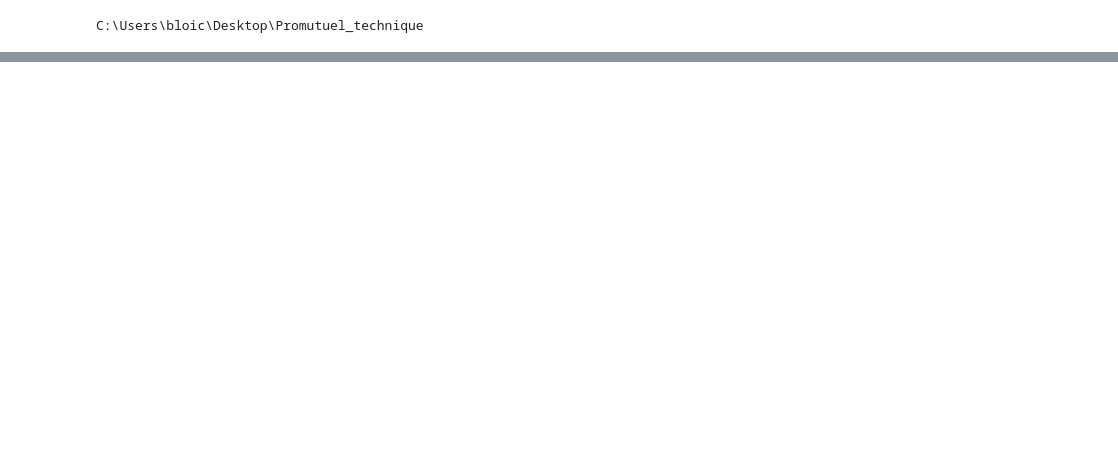
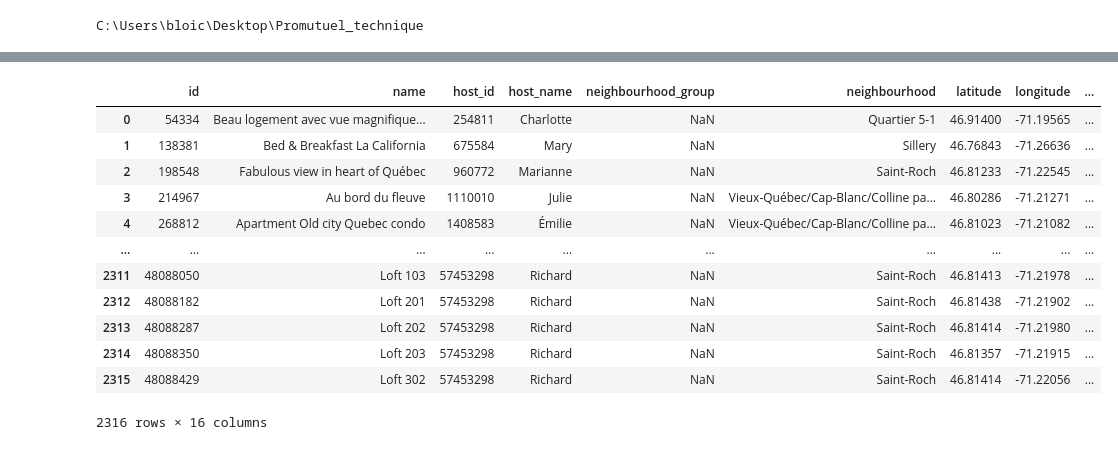
Before and after one commit to lbaret/airbnb_quebec, a Jupyter notebook: analyse/data_discovery.ipynb, the cells around one changed output, grey strips where cells are left out. Drawn from its saved outputs; the diff is of its cells as text; code cells hidden in the pictures; blank space fills up the shorter version.

```diff
--- a/analyse/data_discovery.ipynb
+++ b/analyse/data_discovery.ipynb
@@ -35,0 +72,17 @@ df
+# %%
+df_listings = pd.read_csv(join(DATA_DIR, 'listings.csv'))
+df_listings
+# %% [output]
+|  | id | name | host_id | host_name | neighbourhood_group | neighbourhood | latitude | longitude | ... |
+| 0 | 54334 | Beau logement avec vue magnifique... | 254811 | Charlotte | NaN | Quartier 5-1 | 46.91400 | -71.19565 | ... |
+| 1 | 138381 | Bed & Breakfast La California | 675584 | Mary | NaN | Sillery | 46.76843 | -71.26636 | ... |
+| 2 | 198548 | Fabulous view in heart of Québec | 960772 | Marianne | NaN | Saint-Roch | 46.81233 | -71.22545 | ... |
+| 3 | 214967 | Au bord du fleuve | 1110010 | Julie | NaN | Vieux-Québec/Cap-Blanc/Colline pa... | 46.80286 | -71.21271 | ... |
+| 4 | 268812 | Apartment Old city Quebec condo | 1408583 | Émilie | NaN | Vieux-Québec/Cap-Blanc/Colline pa... | 46.81023 | -71.21082 | ... |
+| ... | ... | ... | ... | ... | ... | ... | ... | ... | ... |
+| 2311 | 48088050 | Loft 103 | 57453298 | Richard | NaN | Saint-Roch | 46.81413 | -71.21978 | ... |
+| 2312 | 48088182 | Loft 201 | 57453298 | Richard | NaN | Saint-Roch | 46.81438 | -71.21902 | ... |
+| 2313 | 48088287 | Loft 202 | 57453298 | Richard | NaN | Saint-Roch | 46.81414 | -71.21980 | ... |
+| 2314 | 48088350 | Loft 203 | 57453298 | Richard | NaN | Saint-Roch | 46.81357 | -71.21915 | ... |
+| 2315 | 48088429 | Loft 302 | 57453298 | Richard | NaN | Saint-Roch | 46.81414 | -71.22056 | ... |
+2316 rows × 16 columns
```
Also changed, not shown: parts of 14 cells of this notebook, 8 other files.
